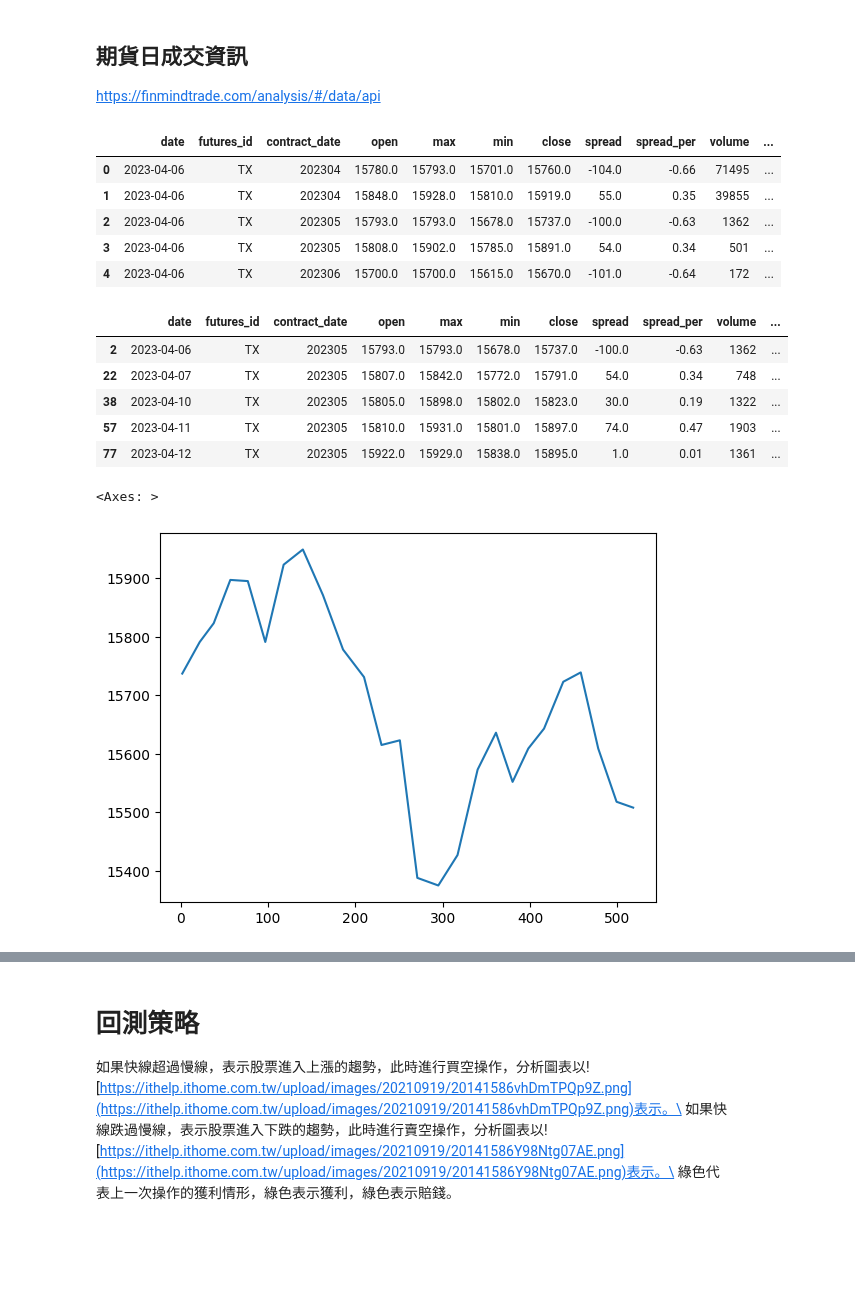
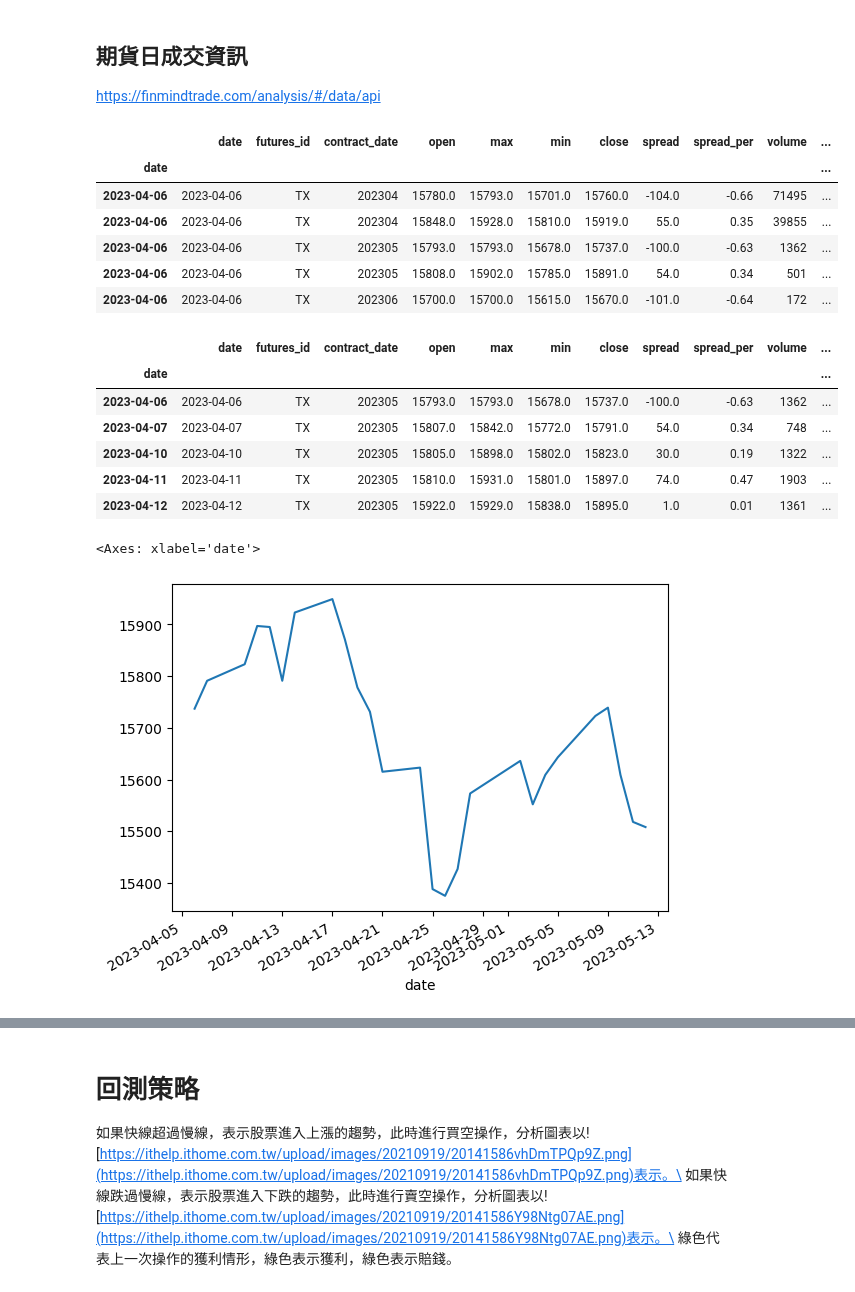
Before and after one commit to webclinic017/trade-backtest, a Jupyter notebook: 0-viz/viz1_data1_finmind_stock_option_future.ipynb, the cells around one changed output, grey strips where cells are left out. Saved outputs shown, nothing was run; the diff lists cells and outputs as text; code cells hidden in the pictures; blank space fills up the shorter version.

```diff
--- a/0-viz/viz1_data1_finmind_stock_option_future.ipynb
+++ b/0-viz/viz1_data1_finmind_stock_option_future.ipynb
@@ -192,14 +192,16 @@ data = data.json()
 data
 # %%
 df = pd.DataFrame(data["data"])
+df.index = pd.to_datetime(df["date"])
 df.head()
 # %% [output]
 |  | date | futures_id | contract_date | open | max | min | close | spread | spread_per | volume | ... |
-| 0 | 2023-04-06 | TX | 202304 | 15780.0 | 15793.0 | 15701.0 | 15760.0 | -104.0 | -0.66 | 71495 | ... |
-| 1 | 2023-04-06 | TX | 202304 | 15848.0 | 15928.0 | 15810.0 | 15919.0 | 55.0 | 0.35 | 39855 | ... |
-| 2 | 2023-04-06 | TX | 202305 | 15793.0 | 15793.0 | 15678.0 | 15737.0 | -100.0 | -0.63 | 1362 | ... |
-| 3 | 2023-04-06 | TX | 202305 | 15808.0 | 15902.0 | 15785.0 | 15891.0 | 54.0 | 0.34 | 501 | ... |
-| 4 | 2023-04-06 | TX | 202306 | 15700.0 | 15700.0 | 15615.0 | 15670.0 | -101.0 | -0.64 | 172 | ... |
+| date |  |  |  |  |  |  |  |  |  |  | ... |
+| 2023-04-06 | 2023-04-06 | TX | 202304 | 15780.0 | 15793.0 | 15701.0 | 15760.0 | -104.0 | -0.66 | 71495 | ... |
+| 2023-04-06 | 2023-04-06 | TX | 202304 | 15848.0 | 15928.0 | 15810.0 | 15919.0 | 55.0 | 0.35 | 39855 | ... |
+| 2023-04-06 | 2023-04-06 | TX | 202305 | 15793.0 | 15793.0 | 15678.0 | 15737.0 | -100.0 | -0.63 | 1362 | ... |
+| 2023-04-06 | 2023-04-06 | TX | 202305 | 15808.0 | 15902.0 | 15785.0 | 15891.0 | 54.0 | 0.34 | 501 | ... |
+| 2023-04-06 | 2023-04-06 | TX | 202306 | 15700.0 | 15700.0 | 15615.0 | 15670.0 | -101.0 | -0.64 | 172 | ... |
 # %%
 def get_futures(option_df, contract_period, trading_session):
 
@@ -212,16 +214,17 @@ df3=get_futures(df, '202305', 'position')
 df3.head()
 # %% [output]
 |  | date | futures_id | contract_date | open | max | min | close | spread | spread_per | volume | ... |
-| 2 | 2023-04-06 | TX | 202305 | 15793.0 | 15793.0 | 15678.0 | 15737.0 | -100.0 | -0.63 | 1362 | ... |
-| 22 | 2023-04-07 | TX | 202305 | 15807.0 | 15842.0 | 15772.0 | 15791.0 | 54.0 | 0.34 | 748 | ... |
-| 38 | 2023-04-10 | TX | 202305 | 15805.0 | 15898.0 | 15802.0 | 15823.0 | 30.0 | 0.19 | 1322 | ... |
-| 57 | 2023-04-11 | TX | 202305 | 15810.0 | 15931.0 | 15801.0 | 15897.0 | 74.0 | 0.47 | 1903 | ... |
-| 77 | 2023-04-12 | TX | 202305 | 15922.0 | 15929.0 | 15838.0 | 15895.0 | 1.0 | 0.01 | 1361 | ... |
+| date |  |  |  |  |  |  |  |  |  |  | ... |
+| 2023-04-06 | 2023-04-06 | TX | 202305 | 15793.0 | 15793.0 | 15678.0 | 15737.0 | -100.0 | -0.63 | 1362 | ... |
+| 2023-04-07 | 2023-04-07 | TX | 202305 | 15807.0 | 15842.0 | 15772.0 | 15791.0 | 54.0 | 0.34 | 748 | ... |
+| 2023-04-10 | 2023-04-10 | TX | 202305 | 15805.0 | 15898.0 | 15802.0 | 15823.0 | 30.0 | 0.19 | 1322 | ... |
+| 2023-04-11 | 2023-04-11 | TX | 202305 | 15810.0 | 15931.0 | 15801.0 | 15897.0 | 74.0 | 0.47 | 1903 | ... |
+| 2023-04-12 | 2023-04-12 | TX | 202305 | 15922.0 | 15929.0 | 15838.0 | 15895.0 | 1.0 | 0.01 | 1361 | ... |
 # %%
 df3['close'].plot()
 # %% [output]
-<Axes: >
+<Axes: xlabel='date'>
-[figure, old version]
+[figure, new version]
 # %%
 df3.close
 # %% [output]
```
Also changed, not shown: parts of 6 cells of this notebook.
